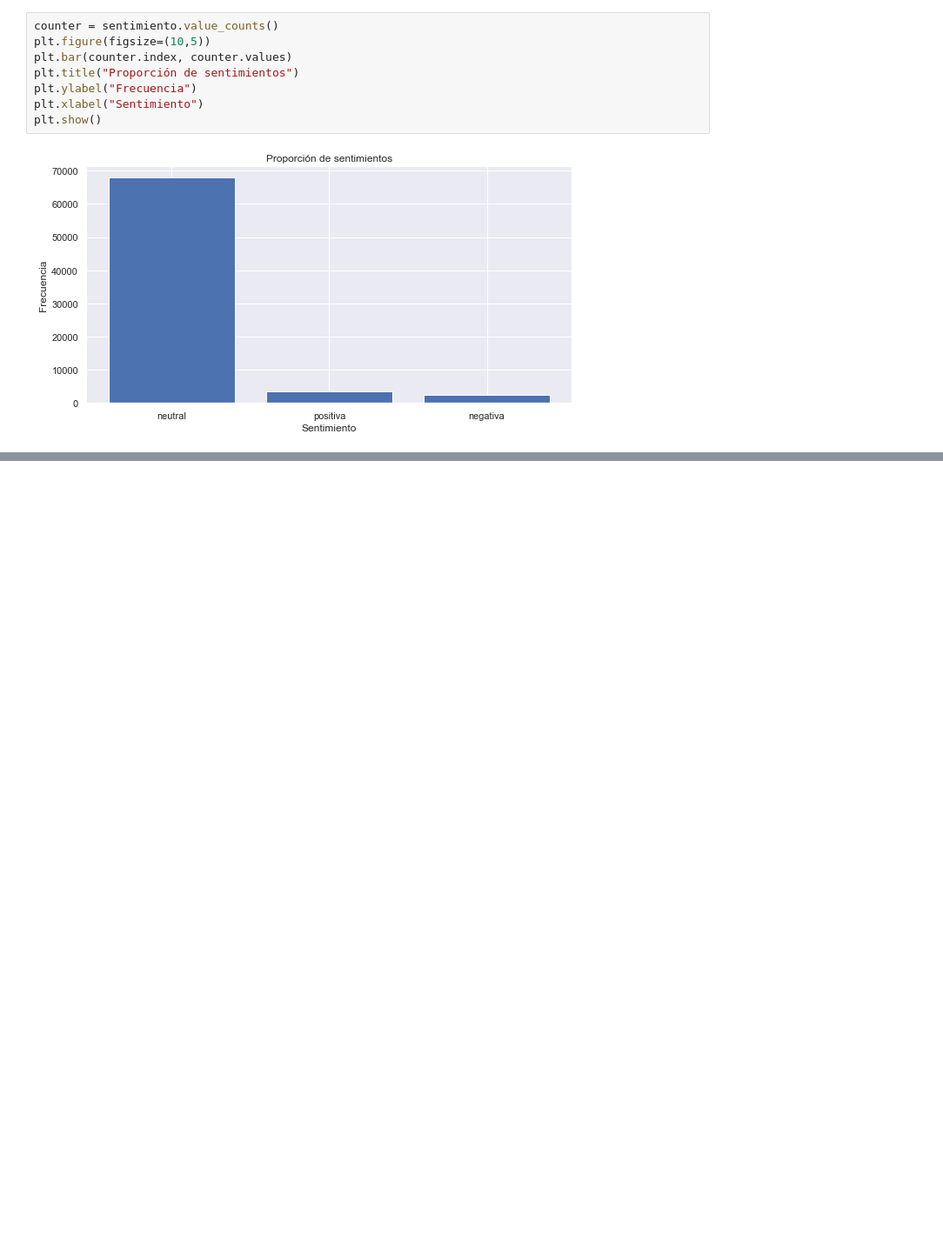
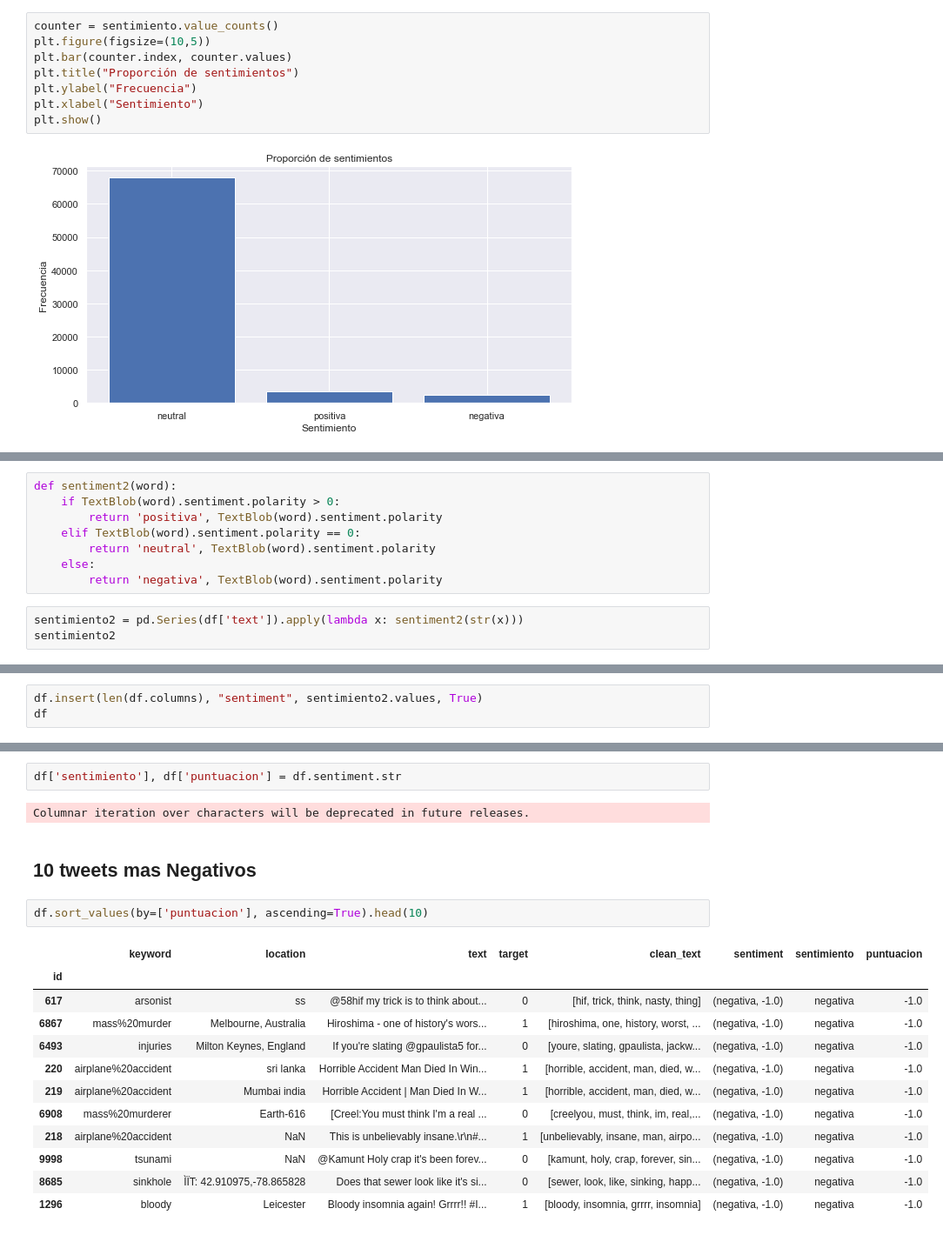
Before and after one commit to gabrielquirozz/Analisis-de-Sentimientos, a Jupyter notebook: analisis.ipynb, the cells around one changed output, grey strips where cells are left out. Shown at 87% size. Cells and saved outputs as stored; diff of their text form; blank space fills up the shorter version.

```diff
--- a/analisis.ipynb
+++ b/analisis.ipynb
@@ -318,0 +371,11 @@ plt.show()
+# %%
+def sentiment2(word):
+    if TextBlob(word).sentiment.polarity > 0:
+        return 'positiva', TextBlob(word).sentiment.polarity
+    elif TextBlob(word).sentiment.polarity == 0:
+        return 'neutral', TextBlob(word).sentiment.polarity
+    else:
+        return 'negativa', TextBlob(word).sentiment.polarity
+# %%
+sentimiento2 = pd.Series(df['text']).apply(lambda x: sentiment2(str(x)))
+sentimiento2
@@ -318,0 +396,3 @@ plt.show()
+# %%
+df.insert(len(df.columns), "sentiment", sentimiento2.values, True)
+df
@@ -318,0 +414,21 @@ plt.show()
+# %%
+df['sentimiento'], df['puntuacion'] = df.sentiment.str
+# %% [output]
+Columnar iteration over characters will be deprecated in future releases.
+# %% [markdown]
+## 10 tweets mas Negativos
+# %%
+df.sort_values(by=['puntuacion'], ascending=True).head(10)
+# %% [output]
+|  | keyword | location | text | target | clean_text | sentiment | sentimiento | puntuacion |
+| id |  |  |  |  |  |  |  |  |
+| 617 | arsonist | ss | @58hif my trick is to think about... | 0 | [hif, trick, think, nasty, thing] | (negativa, -1.0) | negativa | -1.0 |
+| 6867 | mass%20murder | Melbourne, Australia | Hiroshima - one of history's wors... | 1 | [hiroshima, one, history, worst, ... | (negativa, -1.0) | negativa | -1.0 |
+| 6493 | injuries | Milton Keynes, England | If you're slating @gpaulista5 for... | 0 | [youre, slating, gpaulista, jackw... | (negativa, -1.0) | negativa | -1.0 |
+| 220 | airplane%20accident | sri lanka | Horrible Accident Man Died In Win... | 1 | [horrible, accident, man, died, w... | (negativa, -1.0) | negativa | -1.0 |
+| 219 | airplane%20accident | Mumbai india | Horrible Accident | Man Died In W... | 1 | [horrible, accident, man, died, w... | (negativa, -1.0) | negativa | -1.0 |
+| 6908 | mass%20murderer | Earth-616 | [Creel:You must think I'm a real ... | 0 | [creelyou, must, think, im, real,... | (negativa, -1.0) | negativa | -1.0 |
+| 218 | airplane%20accident | NaN | This is unbelievably insane.\r\n#... | 1 | [unbelievably, insane, man, airpo... | (negativa, -1.0) | negativa | -1.0 |
+| 9998 | tsunami | NaN | @Kamunt Holy crap it's been forev... | 0 | [kamunt, holy, crap, forever, sin... | (negativa, -1.0) | negativa | -1.0 |
+| 8685 | sinkhole | ÌÏT: 42.910975,-78.865828 | Does that sewer look like it's si... | 0 | [sewer, look, like, sinking, happ... | (negativa, -1.0) | negativa | -1.0 |
+| 1296 | bloody | Leicester | Bloody insomnia again! Grrrr!! #I... | 1 | [bloody, insomnia, grrrr, insomnia] | (negativa, -1.0) | negativa | -1.0 |
```
Also changed, not shown: parts of 10 cells of this notebook.
